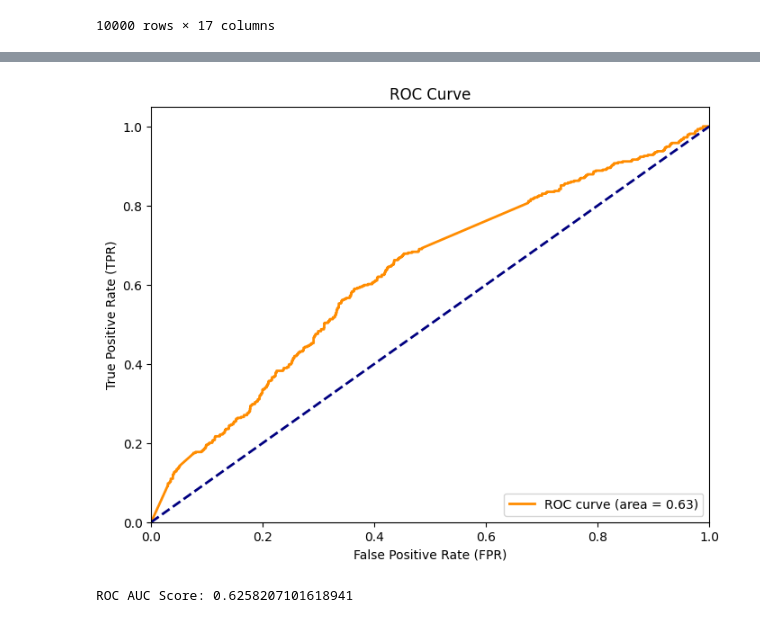
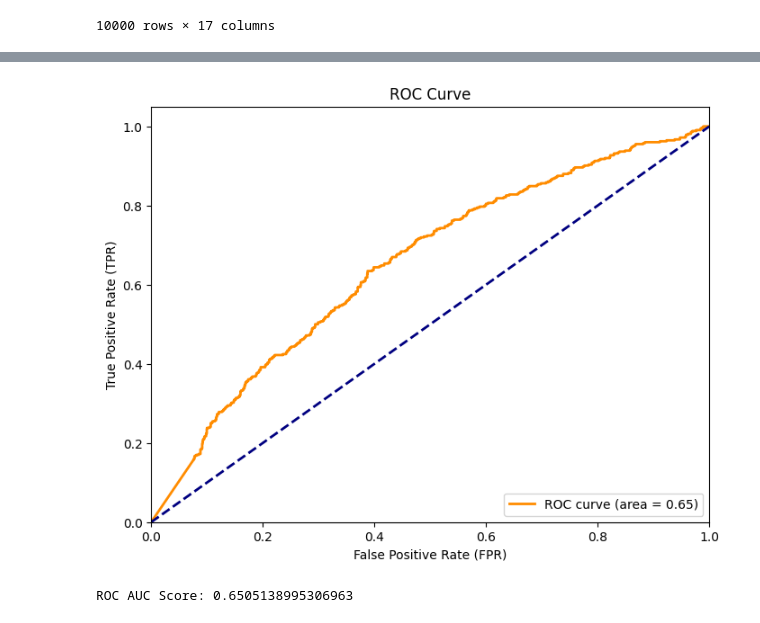
Before and after one commit to moontaijin/2023_DataScience, a Jupyter notebook: NN.ipynb, the cells around one changed output, grey strips where cells are left out. Saved outputs shown, nothing was run; the diff lists cells and outputs as text; code cells hidden in the pictures.

```diff
--- a/NN.ipynb
+++ b/NN.ipynb
@@ -95,10 +116,10 @@ features = ['normalized_A','normalized_gram','period']
 X = data[features]
 y = data['label']
 # %%
-floatData = torch.FloatTensor(data[['normalized_A','normalized_gram']].values)
-#booleanData = torch.BoolTensor(data[[4,5,6]].values)
-intData = torch.log(torch.FloatTensor((data['period']+1).values))
-
+floatData = torch.FloatTensor(data[['normalized_A','normalized_B','normalized_C','normalized_gram']].values)
+booleanData = torch.BoolTensor(data[[4,5,6]].values)
+#intData = torch.log(torch.FloatTensor((data['period']+1).values))
+intData = torch.FloatTensor(normalize(data['period'],data['period'].mean(),data['period'].std()).values)
 X = torch.cat((floatData,intData.unsqueeze(1)), dim=1)
 # %%
 def wtcdData(wtcd):
@@ -152,20 +173,24 @@ class FC(nn.Module):
         return out
 # %%
 class AutoEncoder(nn.Module):
-    def __init__(self, num_features):
-        super(Encoder, self).__init__()
-        # 첫 번째 은닉층
-        # ingr_A, ingr_B, ingr_C, gram
+    def __init__(self, num_features, dim):
+        super(AutoEncoder, self).__init__()
         self.Encoder = nn.Sequential(
-            nn.Linear(num_features,32),
+            nn.Linear(num_features,dim//4),
             nn.ReLU(),
-            nn.Linear(32,64),
+            nn.Dropout(0.2),
+            nn.Linear(dim//4,dim//2),
+            nn.ReLU(),
+            nn.Dropout(0.2),
+            nn.Linear(dim//2,dim),
             nn.ReLU()
         )
         self.Decoder = nn.Sequential(
-            nn.Linear(64,32),
+            nn.Linear(dim,dim//2),
             nn.ReLU(),
-            nn.Linear(32,num_features)
+            nn.Linear(dim//2,dim//4),
+            nn.ReLU(),
+            nn.Linear(dim//4,num_features)
         )
 
     def forward(self, x, mode='full'):
@@ -176,7 +201,7 @@ class AutoEncoder(nn.Module):
 
         return out
 # %%
-model  = FC(len(features))
-criterion = nn.BCELoss()
-optimizer = optim.Adam(model.parameters(),lr=0.01)
+autoEncoder = AutoEncoder(len(features),256)
+criterion = nn.MSELoss()
+optimizer = optim.Adam(autoEncoder.parameters(),lr=0.01)
 # %%
@@ -219,0 +226,5 @@ KeyboardInterrupt:
+# %%
+#model  = FC(len(features))
+model = FC(autoEncoder.Encoder[-2].out_features)
+criterion = nn.BCELoss()
+optimizer = optim.Adam(model.parameters(),lr=0.005)
@@ -220,29 +251,30 @@ KeyboardInterrupt:
 # %%
 with torch.no_grad():
     #torch_data = torch.tensor(X_test.values,dtype=torch.float32)
-    y_pred_prob = model(X_test).squeeze().numpy()
+    test_features = autoEncoder(X_test,mode='Encode')
+    y_pred_prob = model(test_features).squeeze().numpy()
 
 # 실제 레이블과 예측 확률을 사용하여 ROC 곡선을 계산합니다.
 fpr, tpr, thresholds = roc_curve(y_test, y_pred_prob)
 
 # ROC 곡선을 그립니다.
 plt.figure(figsize=(8, 6))
 plt.plot(fpr, tpr, color='darkorange', lw=2, label='ROC curve (area = %0.2f)' % auc(fpr, tpr))
 plt.plot([0, 1], [0, 1], color='navy', lw=2, linestyle='--')
 plt.xlim([0.0, 1.0])
 plt.ylim([0.0, 1.05])
 plt.xlabel('False Positive Rate (FPR)')
 plt.ylabel('True Positive Rate (TPR)')
 plt.title('ROC Curve')
 plt.legend(loc='lower right')
 plt.show()
 
 # ROC AUC (Area Under the Curve)를 계산합니다.
 roc_auc = roc_auc_score(y_test, y_pred_prob)
 print('ROC AUC Score:', roc_auc)
 # %% [output]
-[figure, old version]
+[figure, new version]
-ROC AUC Score: 0.6258207101618941
+ROC AUC Score: 0.6505138995306963
 # %%
 with torch.no_grad():
     #torch_data = torch.tensor(X_test.values,dtype=torch.float32)
```
Also changed, not shown: parts of 11 cells of this notebook, 1 other file.
